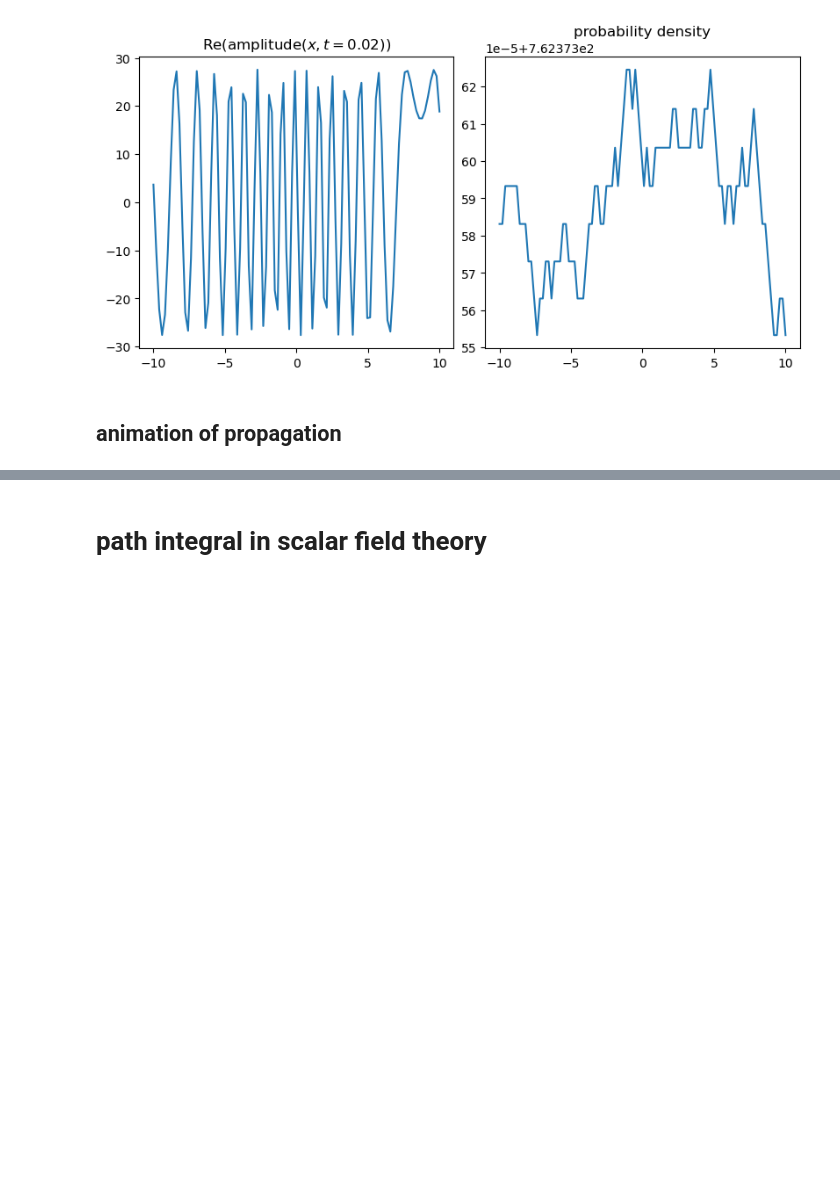
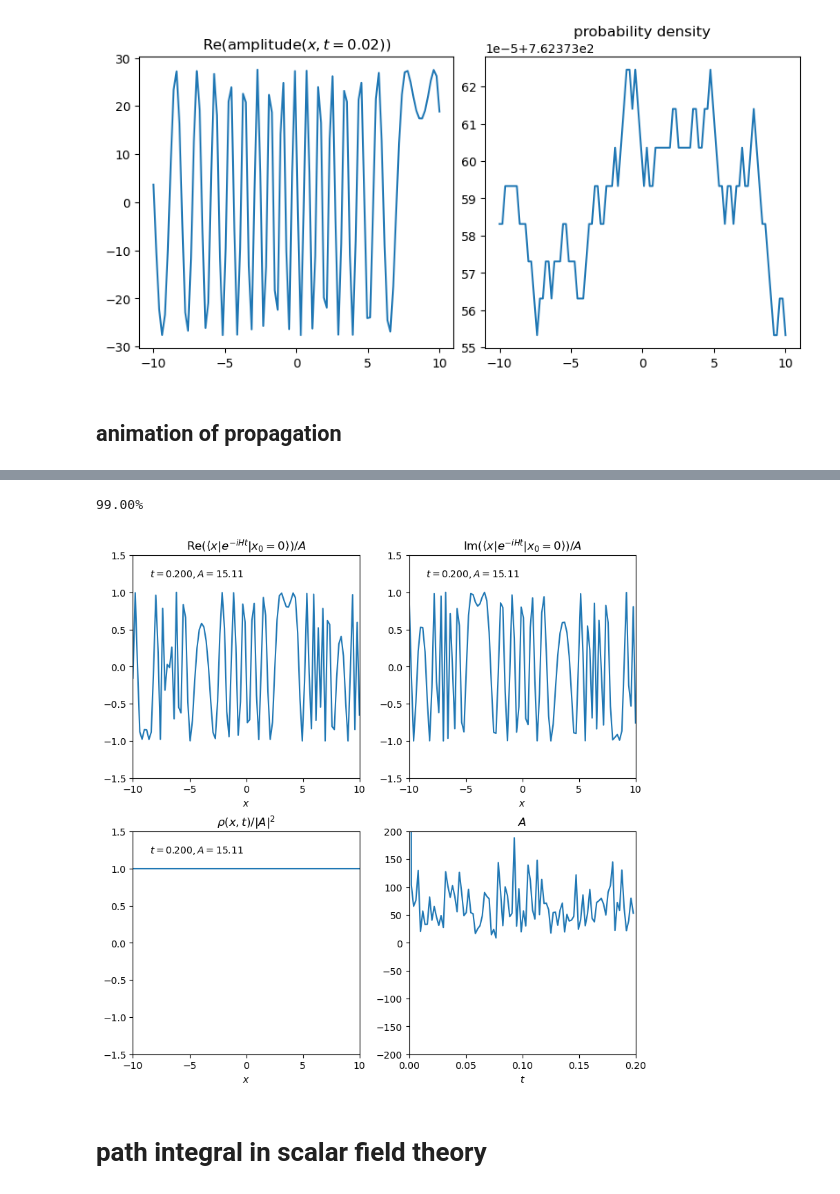
Before and after one commit to siyang03/numerical-path-integral, a Jupyter notebook: path integral.ipynb, the cells around one changed output, grey strips where cells are left out. Drawn from its saved outputs; the diff is of its cells as text; code cells hidden in the pictures; blank space fills up the shorter version.

```diff
--- a/path integral.ipynb
+++ b/path integral.ipynb
@@ -176,3 +199,83 @@ plt.show()
+# %%
+t_max_values = np.linspace(0, 0.2, 100)
+x = np.linspace(-10, 10, 100)
+amplitude_t = np.load('data/amplitude_t (archive).npy')
+rho_t = np.load('data/rho_t (archive).npy')
+# %%
+tot_frame_num = len(t_max_values)
+default_interval = 1 / 24 * 1000
+# %%
+# stabilize the graph
+amplitude_stabilized = []
+A = []
+for i in range(len(t_max_values)):
+    amplitude_stabilized.append(amplitude_t[i] / np.sqrt(np.average(rho_t[i])))
+    A.append(max(amplitude_t[i].real))
+
+amplitude_stabilized = np.array(amplitude_stabilized)
+rho_stabilized = (amplitude_stabilized.real)**2 + (amplitude_stabilized.imag)**2
+# %%
+fig, axs = plt.subplots(2, 2, figsize=(8, 8), constrained_layout=True)
+# ----------------------------------------------------------------------------------------------------
+ani_psi_real, = axs[0][0].plot([], [])
+ani_text_0 = axs[0][0].text(-8.5, 1.25, '', ha='left', va='center', fontsize=10)
+
+axs[0][0].set_xlim([-10, 10])
+axs[0][0].set_ylim([-1.5, 1.5])
+axs[0][0].set_title('$\\mathrm{Re}(\\langle x | e^{- i H t} | x_0 = 0 \\rangle) / A$')
+axs[0][0].set_xlabel('$x$')
+# ----------------------------------------------------------------------------------------------------
+ani_psi_imag, = axs[0][1].plot([], [])
+ani_text_1 = axs[0][1].text(-8.5, 1.25, '', ha='left', va='center', fontsize=10)
+
+axs[0][1].set_xlim([-10, 10])
+axs[0][1].set_ylim([-1.5, 1.5])
+axs[0][1].set_title('$\\mathrm{Im}(\\langle x | e^{- i H t} | x_0 = 0 \\rangle) / A$')
+axs[0][1].set_xlabel('$x$')
+# ----------------------------------------------------------------------------------------------------
+ani_rho, = axs[1][0].plot([], [])
+ani_text_2 = axs[1][0].text(-8.5, 1.25, '', ha='left', va='center', fontsize=10)
+
+axs[1][0].set_xlim([-10, 10])
+axs[1][0].set_ylim([-1.5, 1.5])
+axs[1][0].set_title('$\\rho(x, t) / |A|^2$')
+axs[1][0].set_xlabel('$x$')
+# ----------------------------------------------------------------------------------------------------
+ani_A, = axs[1][1].plot([], [])
+
+axs[1][1].set_xlim([min(t_max_values), max(t_max_values)])
+axs[1][1].set_ylim([-200, 200])
+axs[1][1].set_title('$A$')
+axs[1][1].set_xlabel('$t$')
+# ----------------------------------------------------------------------------------------------------
+def update_data(frame):
+    ani_psi_real.set_data(x, amplitude_stabilized[frame].real)
+    ani_text_0.set_text(f'$t = {t_max_values[frame]:.3f}, A = {A[frame]:.2f}$')
+
+    ani_psi_imag.set_data(x, amplitude_stabilized[frame].imag)
+    ani_text_1.set_text(f'$t = {t_max_values[frame]:.3f}, A = {A[frame]:.2f}$')
+
+    ani_rho.set_data(x, rho_stabilized[frame])
+    ani_text_2.set_text(f'$t = {t_max_values[frame]:.3f}, A = {A[frame]:.2f}$')
+
+    ani_A.set_data(t_max_values[:frame], A[:frame])
+
+    print(f'{frame / tot_frame_num * 100:.2f}%', end='\r')
+    return ani_psi_real, ani_text_0, ani_psi_imag, ani_text_1, ani_rho, ani_text_2, ani_A
+
+animation = FuncAnimation(
+    fig=fig,
+    func=update_data,
+    frames=tot_frame_num,
+    interval=default_interval * 10,
+    repeat=True,
+)
+# Save the animation as a GIF
+animation.save('animation_path_integral (stabilized) (Re(psi(x, t)) and Im(psi(x, t))).mp4', writer='ffmpeg')
+plt.show()
+# %% [output]
+99.00%
+[figure, added]
 # %% [markdown]
 # path integral in scalar field theory
 # %% [markdown]
```
Also changed, not shown: parts of 4 cells of this notebook, 4 other files.
